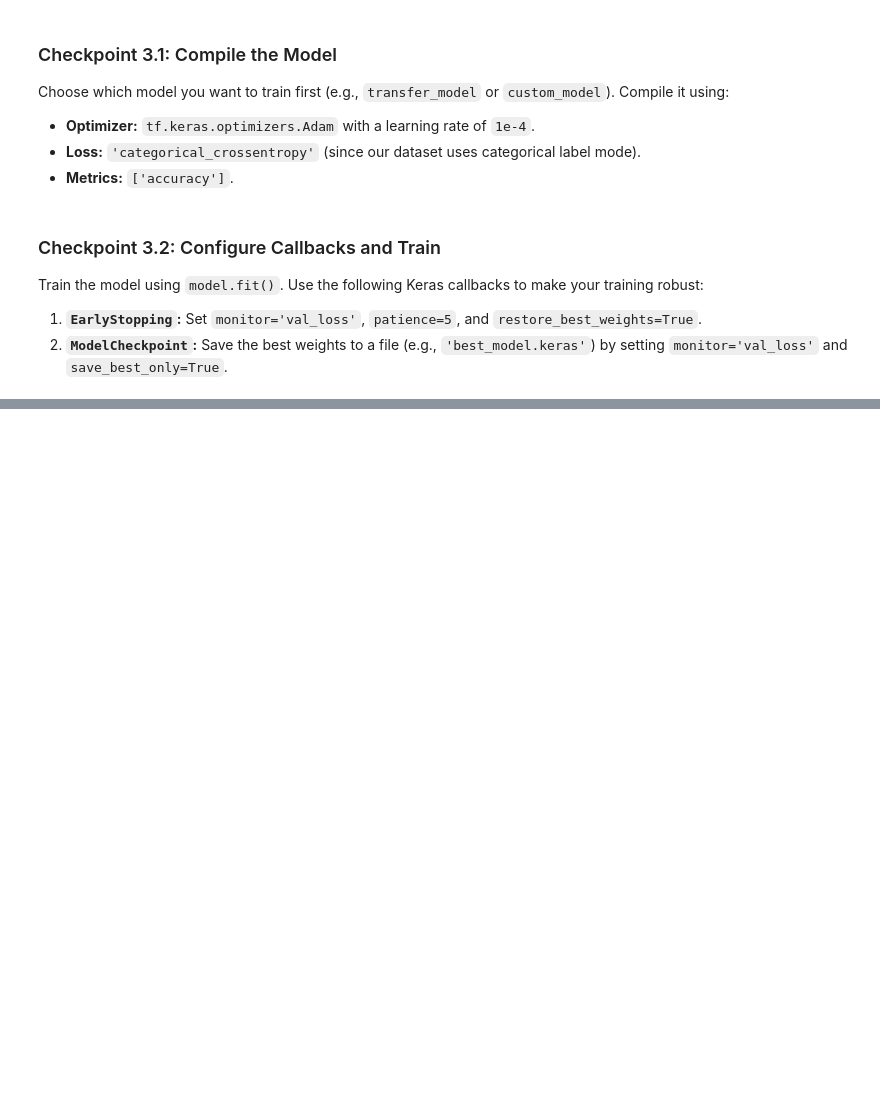
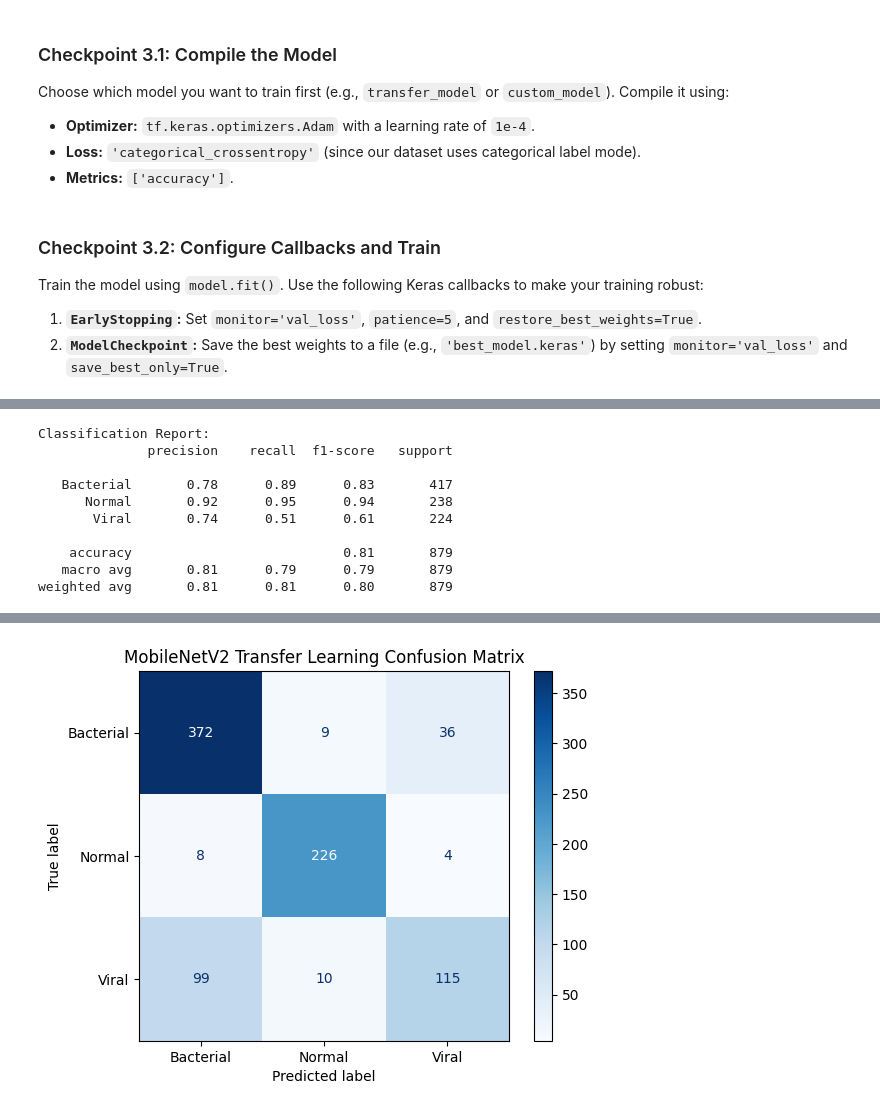
Before and after one commit to vanshgup24/pneumonia-diagnostic-pipeline, a Jupyter notebook: notebooks/assigned_images.ipynb, the cells around one changed output, grey strips where cells are left out. Cells and saved outputs as stored; diff of their text form; code cells hidden in the pictures; blank space fills up the shorter version.

```diff
--- a/notebooks/assigned_images.ipynb
+++ b/notebooks/assigned_images.ipynb
@@ -365,0 +526,48 @@ EPOCHS = 20
+# %%
+import numpy as np
+from sklearn.metrics import classification_report, ConfusionMatrixDisplay
+import matplotlib.pyplot as plt
+
+# 1. Extract true labels and predictions batch-by-batch from the test dataset
+y_true = []
+y_pred_classes = []
+
+for images, labels in test_ds:
+    # Predict on the batch of images
+    preds = model_to_train.predict(images, verbose=0)
+
+    # Get the class indices (0, 1, or 2) using argmax
+    y_true.extend(np.argmax(labels.numpy(), axis=1))
+    y_pred_classes.extend(np.argmax(preds, axis=1))
+
+y_true = np.array(y_true)
+y_pred_classes = np.array(y_pred_classes)
+
+# 2. Print the classification report
+print("Classification Report:")
+print(classification_report(
+    y_true,
+    y_pred_classes,
+    target_names=['Bacterial','Normal','Viral']
+))
+
+# 3. Plot the Confusion Matrix
+disp = ConfusionMatrixDisplay.from_predictions(
+    y_true,
+    y_pred_classes,
+    display_labels=['Bacterial','Normal','Viral'],
+    cmap=plt.cm.Blues
+)
+plt.title("MobileNetV2 Transfer Learning Confusion Matrix")
+plt.show()
+# %% [output]
+Classification Report:
+              precision    recall  f1-score   support
+
+   Bacterial       0.78      0.89      0.83       417
+      Normal       0.92      0.95      0.94       238
+       Viral       0.74      0.51      0.61       224
+
+    accuracy                           0.81       879
+   macro avg       0.81      0.79      0.79       879
+weighted avg       0.81      0.81      0.80       879
@@ -365,0 +575 @@ EPOCHS = 20
+[figure, added]
```
Also changed, not shown: parts of 15 cells of this notebook.
